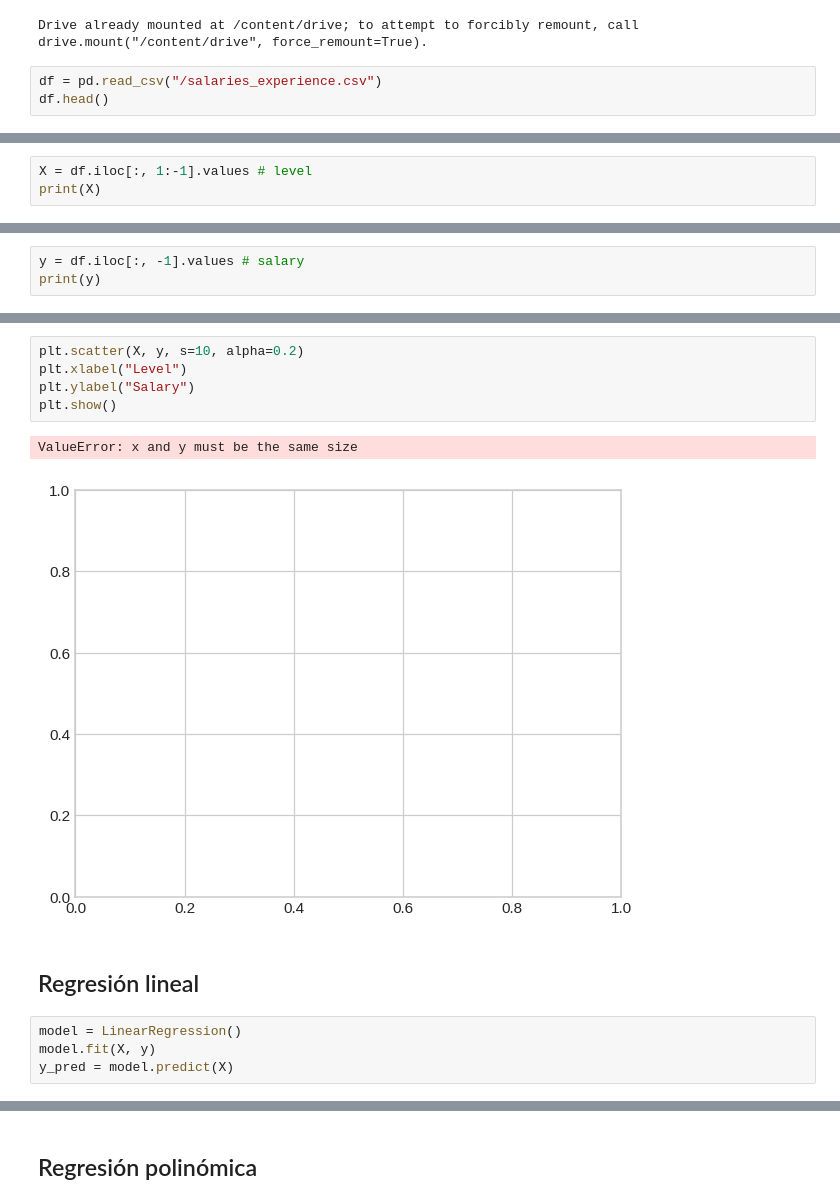
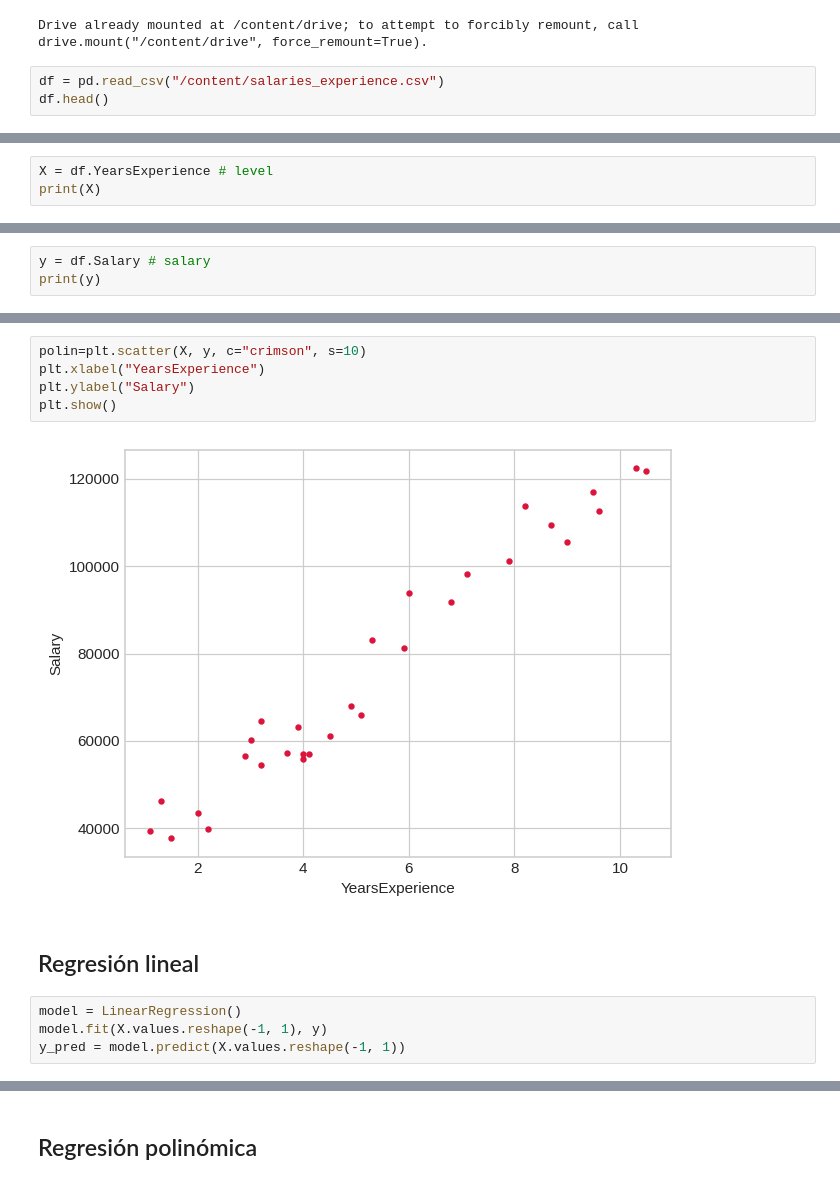
Before and after one commit to rmonterof/Scikit-learn, a Jupyter notebook: 1_3_Regresión_polinómica_salaries.ipynb, the cells around one changed output, grey strips where cells are left out. Drawn from its saved outputs; the diff is of its cells as text.

```diff
--- a/1_3_Regresión_polinómica_salaries.ipynb
+++ b/1_3_Regresión_polinómica_salaries.ipynb
@@ -20,7 +20,7 @@ drive.mount('/content/drive')
 # %% [output]
 Drive already mounted at /content/drive; to attempt to forcibly remount, call drive.mount("/content/drive", force_remount=True).
 # %%
-df = pd.read_csv("/salaries_experience.csv")
+df = pd.read_csv("/content/salaries_experience.csv")
 df.head()
 # %% [output]
 |  | YearsExperience | Salary |
@@ -32,4 +97,4 @@ df.head()
 # %%
-X = df.iloc[:, 1:-1].values # level
+X = df.YearsExperience # level
 print(X)
 # %% [output]
@@ -37,4 +118,4 @@ print(X)
 # %%
-y = df.iloc[:, -1].values # salary
+y = df.Salary # salary
 print(y)
 # %% [output]
@@ -45,17 +139,16 @@ print(y)
 # %%
-plt.scatter(X, y, s=10, alpha=0.2)
-plt.xlabel("Level")
+polin=plt.scatter(X, y, c="crimson", s=10)
+plt.xlabel("YearsExperience")
 plt.ylabel("Salary")
 plt.show()
 # %% [output]
-ValueError: x and y must be the same size
-[figure, old version]
+[figure, new version]
 # %% [markdown]
 ## Regresión lineal
 # %%
 model = LinearRegression()
-model.fit(X, y)
-y_pred = model.predict(X)
+model.fit(X.values.reshape(-1, 1), y)
+y_pred = model.predict(X.values.reshape(-1, 1))
 # %%
 plt.scatter(X, y)
 
```
Also changed, not shown: parts of 14 cells of this notebook.
